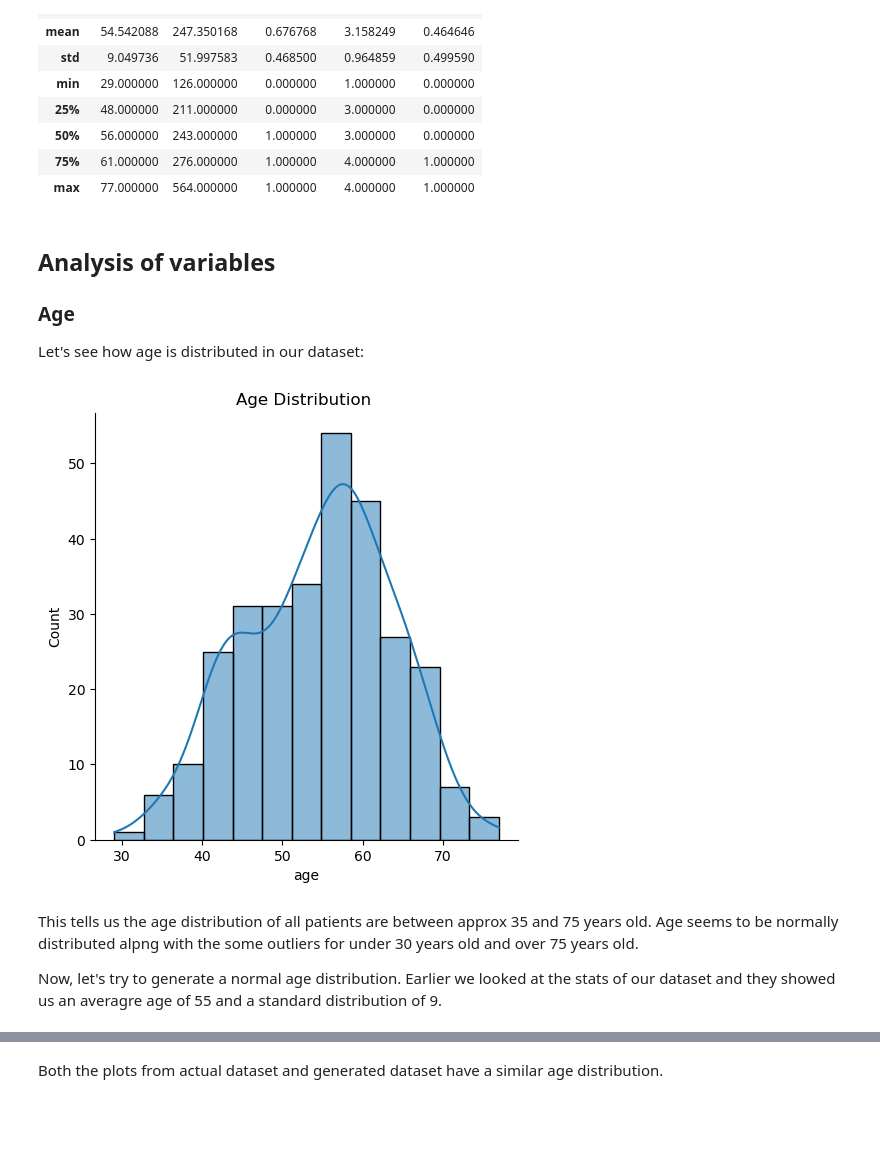
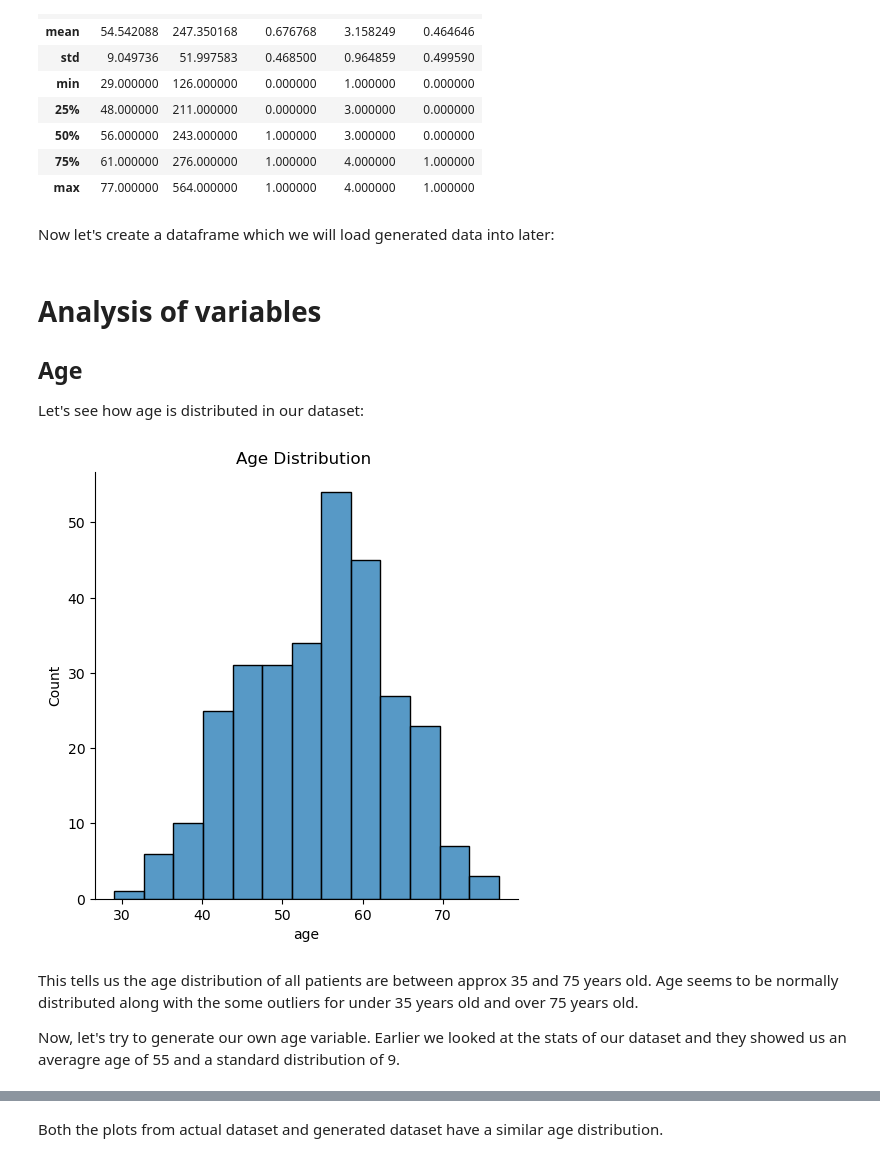
Before and after one commit to frankquinn89/PROGRAMMING_FOR_DATA_ANALYSIS, a Jupyter notebook: project.ipynb, the cells around one changed output, grey strips where cells are left out. Cells and saved outputs as stored; diff of their text form; code cells hidden in the pictures; blank space fills up the shorter version.

```diff
--- a/project.ipynb
+++ b/project.ipynb
@@ -108,3 +98,5 @@ heart_data.describe()
 | 50% | 56.000000 | 243.000000 | 1.000000 | 3.000000 | 0.000000 |
 | 75% | 61.000000 | 276.000000 | 1.000000 | 4.000000 | 1.000000 |
 | max | 77.000000 | 564.000000 | 1.000000 | 4.000000 | 1.000000 |
+# %% [markdown]
+Now let's create a dataframe which we will load generated data into later:
@@ -111,17 +105,17 @@ heart_data.describe()
 # %% [markdown]
-## Analysis of variables
+# Analysis of variables
 
-### Age
+## Age
 
 Let's see how age is distributed in our dataset:
 # %%
-sb.displot(heart_data, x="age", kde=True)
+sb.displot(heart_data, x="age")
 mplot.title("Age Distribution ")
 mplot.show()
 # %% [output]
-[figure, old version]
+[figure, new version]
 # %% [markdown]
-This tells us the age distribution of all patients are between approx 35 and 75 years old. Age seems to be normally distributed alpng with the some outliers for under 30 years old and over 75 years old.
+This tells us the age distribution of all patients are between approx 35 and 75 years old. Age seems to be normally distributed along with the some outliers for under 35 years old and over 75 years old.
 
-Now, let's try to generate a normal age distribution. Earlier we looked at the stats of our dataset and they showed us an averagre age of 55 and a standard distribution of 9.
+Now, let's try to generate our own age variable. Earlier we looked at the stats of our dataset and they showed us an averagre age of 55 and a standard distribution of 9.
 # %%
```
Also changed, not shown: parts of 22 cells of this notebook.
